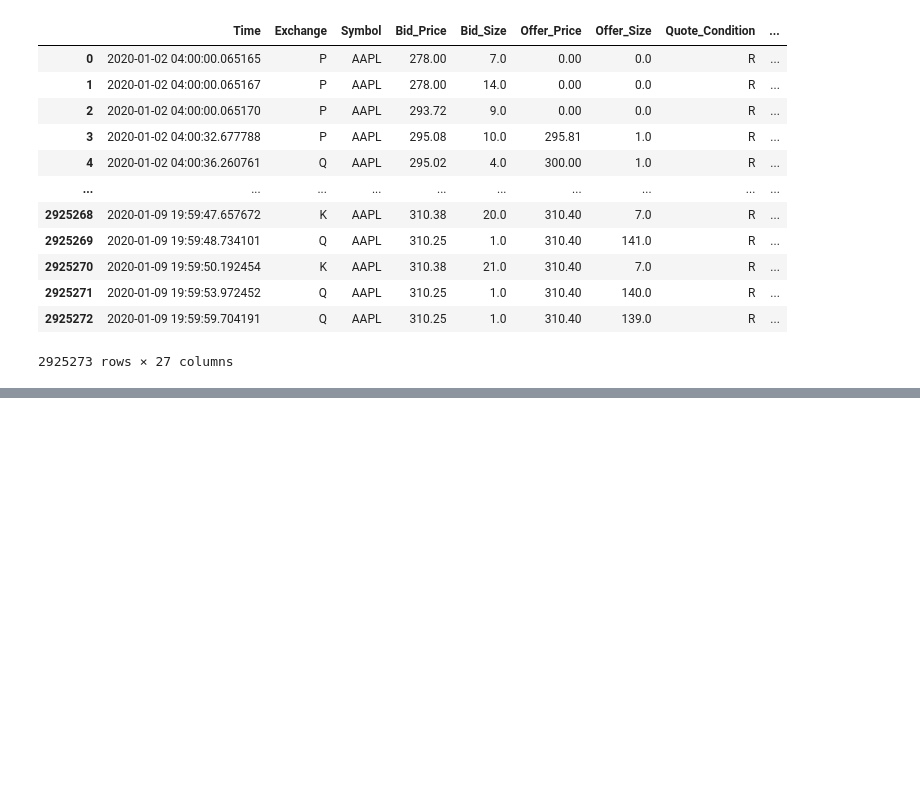
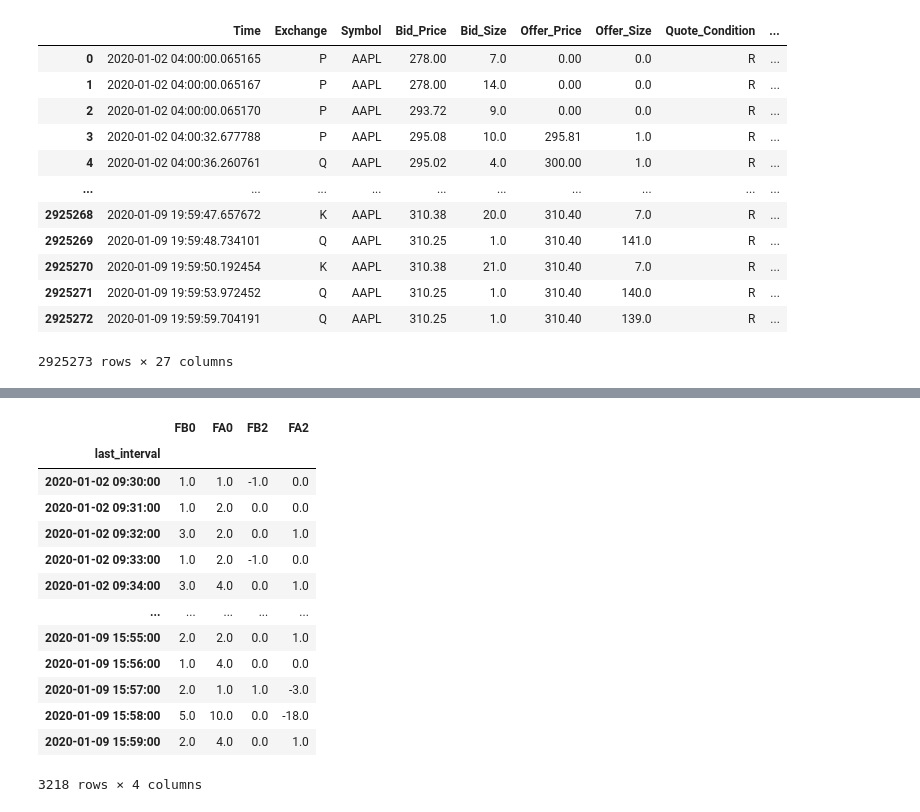
Before and after one commit to jasonbohne123/Kernel_Learning, a Jupyter notebook: LOB_Analysis/mkl_lob.ipynb, the cells around one changed output, grey strips where cells are left out. Drawn from its saved outputs; the diff is of its cells as text; code cells hidden in the pictures; blank space fills up the shorter version.

```diff
--- a/LOB_Analysis/mkl_lob.ipynb
+++ b/LOB_Analysis/mkl_lob.ipynb
@@ -113,0 +68,22 @@ def batch_solve_mkl(X,y,m,batch_size,kernel_type,order,gap=10e-2,inner_tol=10e-3
+# %%
+labelled_data=pd.read_csv(path+'data/labelled_data.csv')
+# %%
+features=labelled_data[['FB0','FA0','FB2','FA2']]
+outcomes=labelled_data['outcome']
+
+features
+# %% [output]
+|  | FB0 | FA0 | FB2 | FA2 |
+| last_interval |  |  |  |  |
+| 2020-01-02 09:30:00 | 1.0 | 1.0 | -1.0 | 0.0 |
+| 2020-01-02 09:31:00 | 1.0 | 2.0 | 0.0 | 0.0 |
+| 2020-01-02 09:32:00 | 3.0 | 2.0 | 0.0 | 1.0 |
+| 2020-01-02 09:33:00 | 1.0 | 2.0 | -1.0 | 0.0 |
+| 2020-01-02 09:34:00 | 3.0 | 4.0 | 0.0 | 1.0 |
+| ... | ... | ... | ... | ... |
+| 2020-01-09 15:55:00 | 2.0 | 2.0 | 0.0 | 1.0 |
+| 2020-01-09 15:56:00 | 1.0 | 4.0 | 0.0 | 0.0 |
+| 2020-01-09 15:57:00 | 2.0 | 1.0 | 1.0 | -3.0 |
+| 2020-01-09 15:58:00 | 5.0 | 10.0 | 0.0 | -18.0 |
+| 2020-01-09 15:59:00 | 2.0 | 4.0 | 0.0 | 1.0 |
+3218 rows × 4 columns
```
Also changed, not shown: parts of 24 cells of this notebook, 2 other files.
